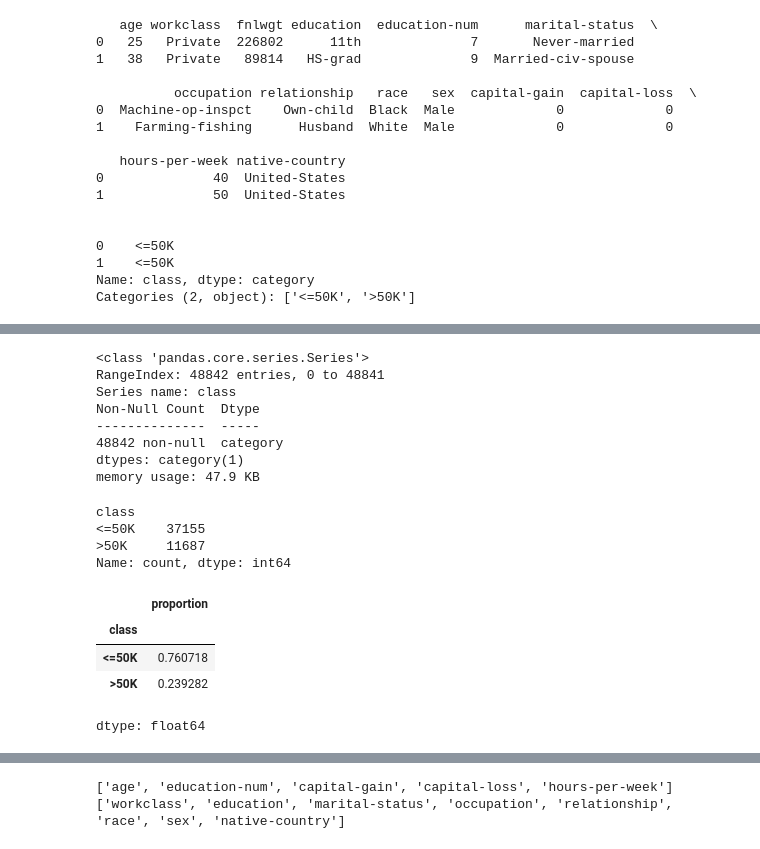
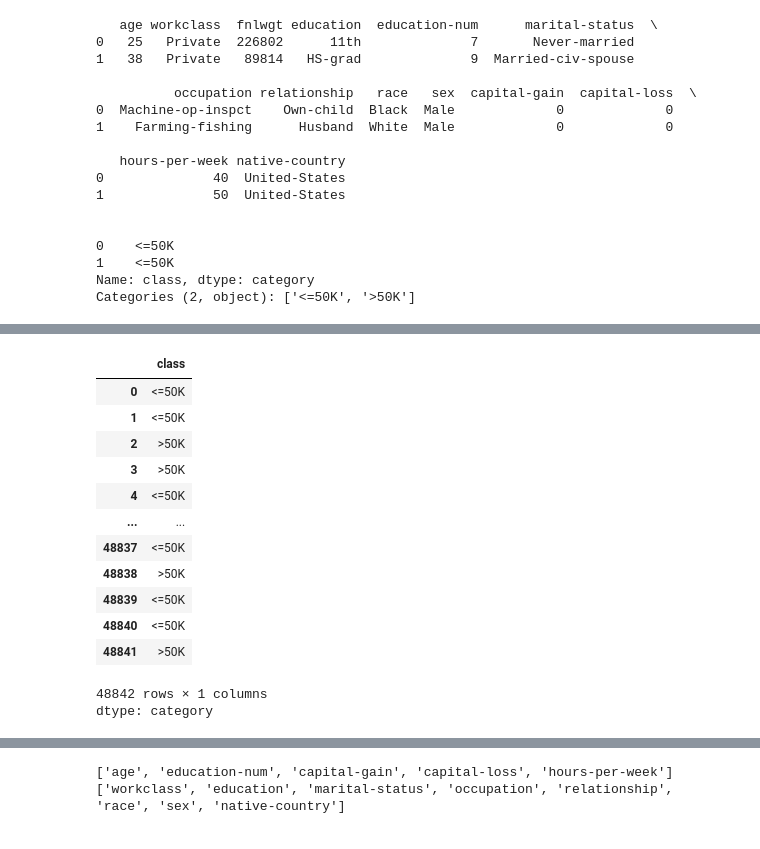
Before and after one commit to kuroshkarimi/Machine-Learning-and-Data-Analysis, a Jupyter notebook: Deep_Learning/Predicting_income_category.ipynb, the cells around one changed output, grey strips where cells are left out. Saved outputs shown, nothing was run; the diff lists cells and outputs as text; code cells hidden in the pictures.

```diff
--- a/Deep_Learning/Predicting_income_category.ipynb
+++ b/Deep_Learning/Predicting_income_category.ipynb
@@ -112,24 +151,17 @@ x.describe(include = 'all')
 # %%
-target.info()
+target
 # %% [output]
+|  | class |
+| 0 | <=50K |
+| 1 | <=50K |
+| 2 | >50K |
+| 3 | >50K |
+| 4 | <=50K |
+| ... | ... |
+| 48837 | <=50K |
+| 48838 | >50K |
+| 48839 | <=50K |
+| 48840 | <=50K |
+| 48841 | >50K |
-<class 'pandas.core.series.Series'>
-RangeIndex: 48842 entries, 0 to 48841
-Series name: class
-Non-Null Count  Dtype
---------------  -----
-48842 non-null  category
-dtypes: category(1)
-memory usage: 47.9 KB
+48842 rows × 1 columns
+dtype: category
-# %%
-print(target.value_counts())
-target.value_counts(normalize = True)
-# %% [output]
-class
-<=50K    37155
->50K     11687
-Name: count, dtype: int64
-|  | proportion |
-| class |  |
-| <=50K | 0.760718 |
-| >50K | 0.239282 |
-dtype: float64
```
Also changed, not shown: parts of 16 cells of this notebook.
